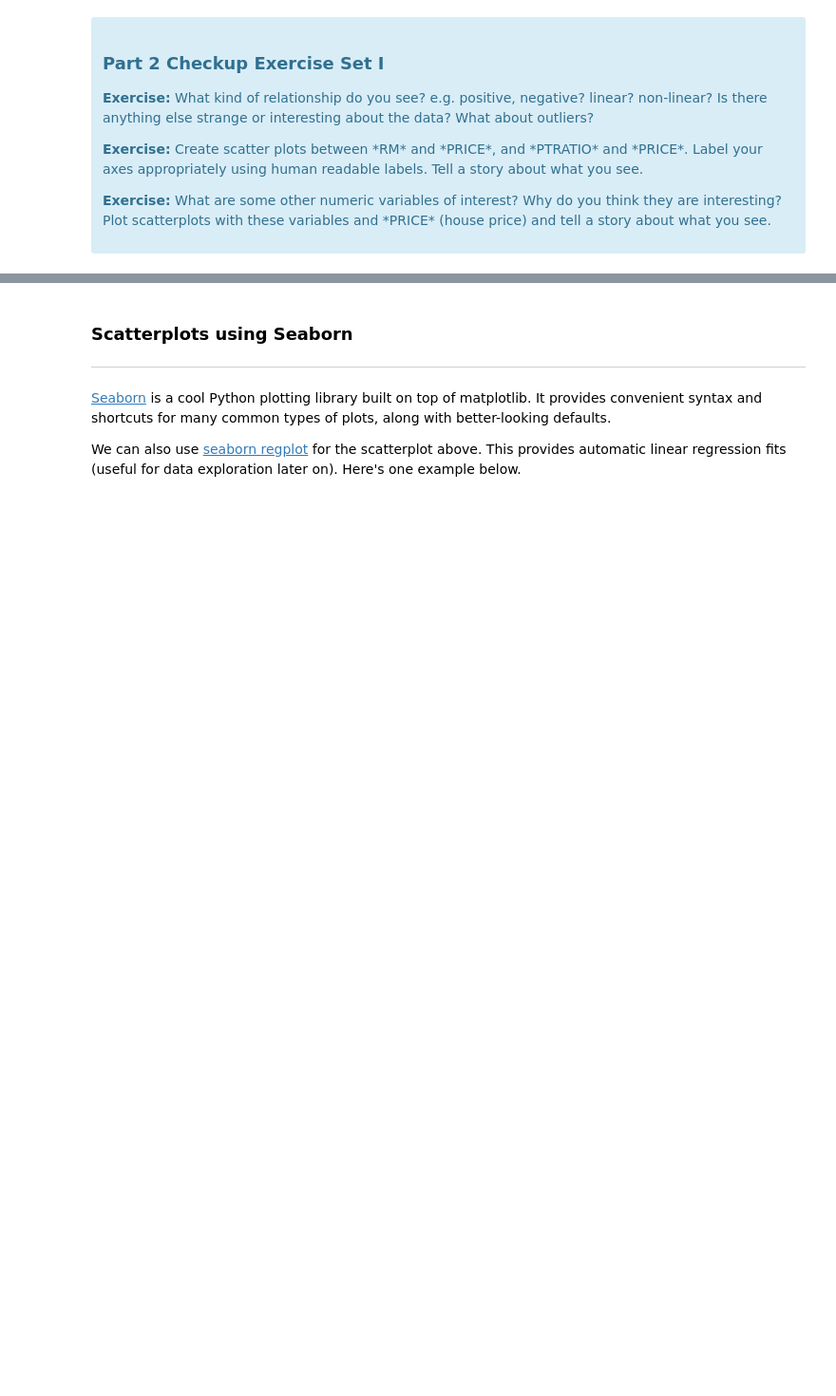
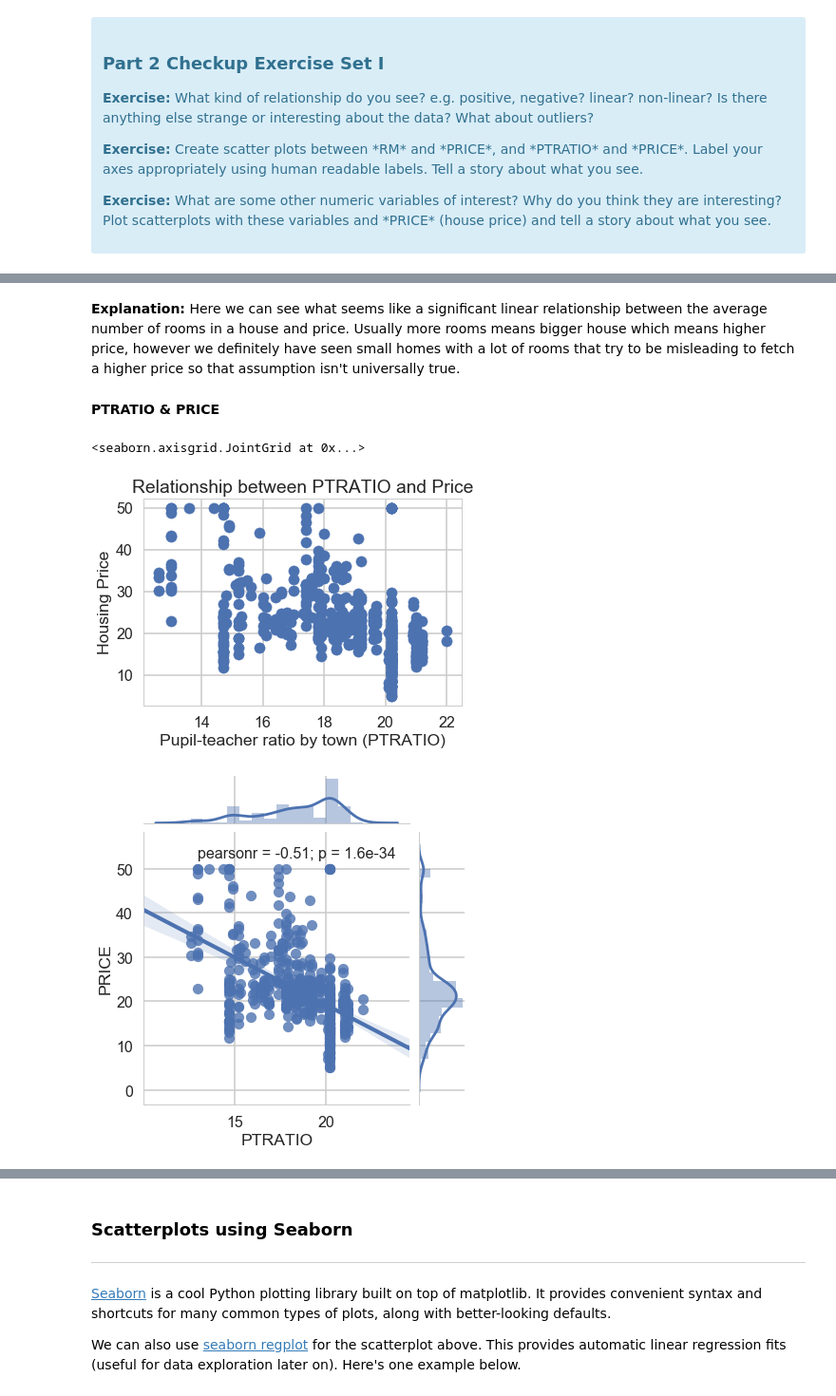
Before and after one commit to pmleffers/Springboard_Mini-Projects, a Jupyter notebook: Mini_Project_Linear_Regression.ipynb, the cells around one changed output, grey strips where cells are left out. Shown at 95% size. Saved outputs shown, nothing was run; the diff lists cells and outputs as text; code cells hidden in the pictures; blank space fills up the shorter version.

```diff
--- a/Mini_Project_Linear_Regression.ipynb
+++ b/Mini_Project_Linear_Regression.ipynb
@@ -226,0 +322,15 @@ plt.title("Relationship between CRIM and Price")
+# %% [markdown]
+**Explanation:** Here we can see what seems like a significant linear relationship between the average number of rooms in a house and price. Usually more rooms means bigger house which means higher price, however we definitely have seen small homes with a lot of rooms that try to be misleading to fetch a higher price so that assumption isn't universally true.
+# %% [markdown]
+**PTRATIO & PRICE**
+# %%
+plt.scatter(bos.PTRATIO, bos.PRICE)
+plt.xlabel("Pupil-teacher ratio by town (PTRATIO)")
+plt.ylabel("Housing Price")
+plt.title("Relationship between PTRATIO and Price")
+
+sns.jointplot(bos.PTRATIO,bos.PRICE, kind="reg")
+# %% [output]
+<seaborn.axisgrid.JointGrid at 0x...>
+[figure, added]
+[figure, added]
```
Also changed, not shown: parts of 116 cells of this notebook.
